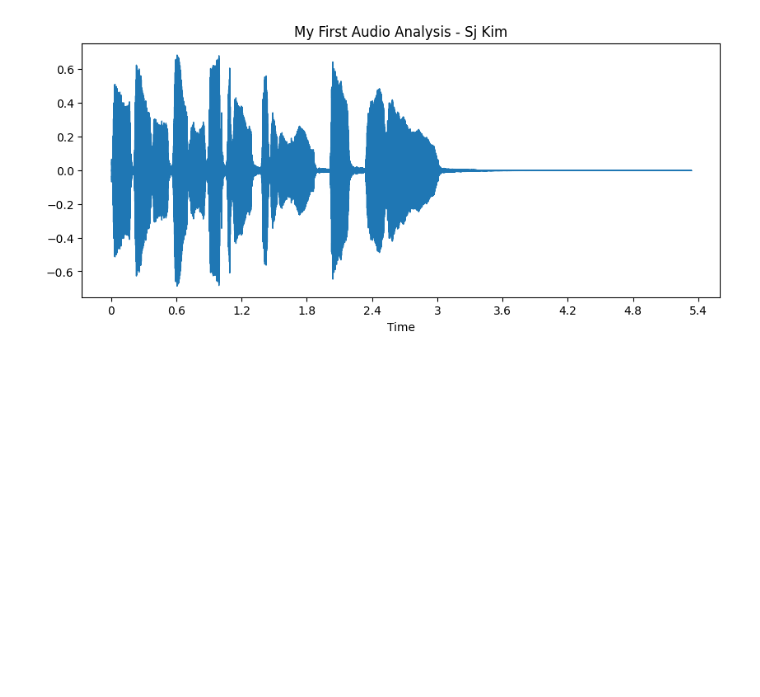
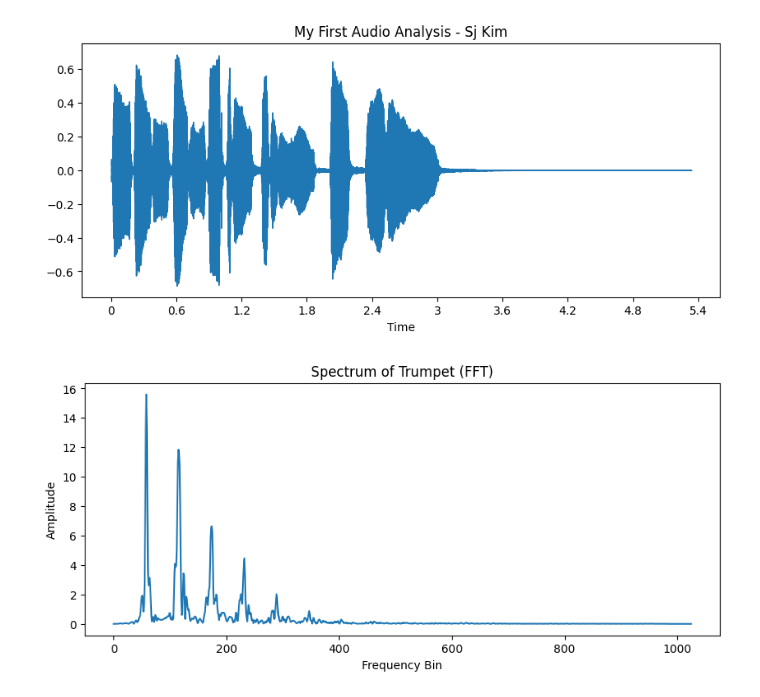
Before and after one commit to sjkim-audio/audio-dsp-lab, a Jupyter notebook: 01_Audio_Signal_Visualization.ipynb, the cells around one changed output. Cells and saved outputs as stored; diff of their text form; code cells hidden in the pictures; blank space fills up the shorter version.

```diff
--- a/01_Audio_Signal_Visualization.ipynb
+++ b/01_Audio_Signal_Visualization.ipynb
@@ -16,3 +18,16 @@ plt.show()
 # %% [output]
 Downloading file 'sorohanro_-_solo-trumpet-06.ogg' from 'https://librosa.org/data/audio/sorohanro_-_solo-trumpet-06.ogg' to '/root/.cache/librosa'.
 [figure]
+# %%
+# FFT 수행
+n_fft = 2048
+ft = np.abs(librosa.stft(y[:n_fft], hop_length=n_fft+1))
+
+plt.figure(figsize=(10, 4))
+plt.plot(ft)
+plt.title('Spectrum of Trumpet (FFT)')
+plt.xlabel('Frequency Bin')
+plt.ylabel('Amplitude')
+plt.show()
+# %% [output]
+[figure, added]
```
Also changed, not shown: parts of 4 cells of this notebook.
